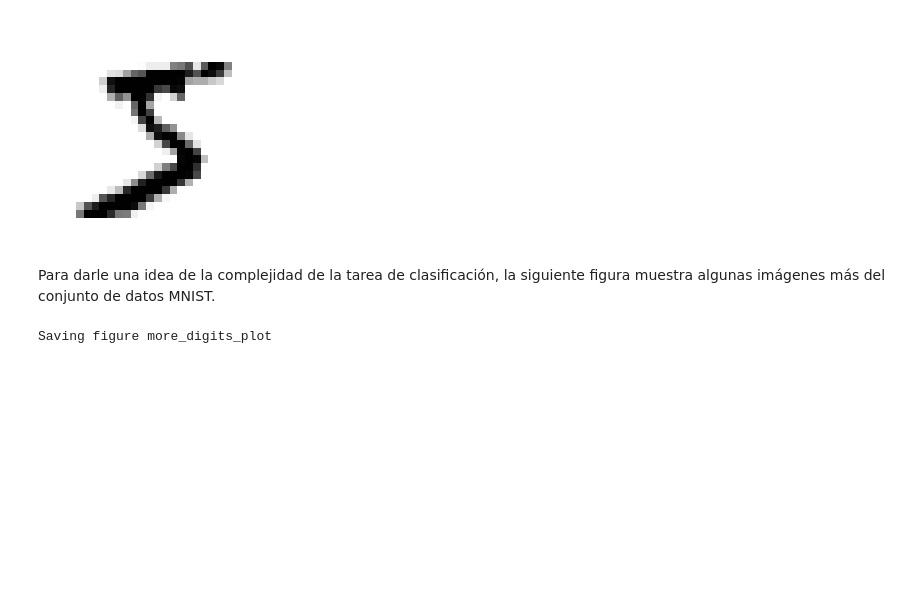
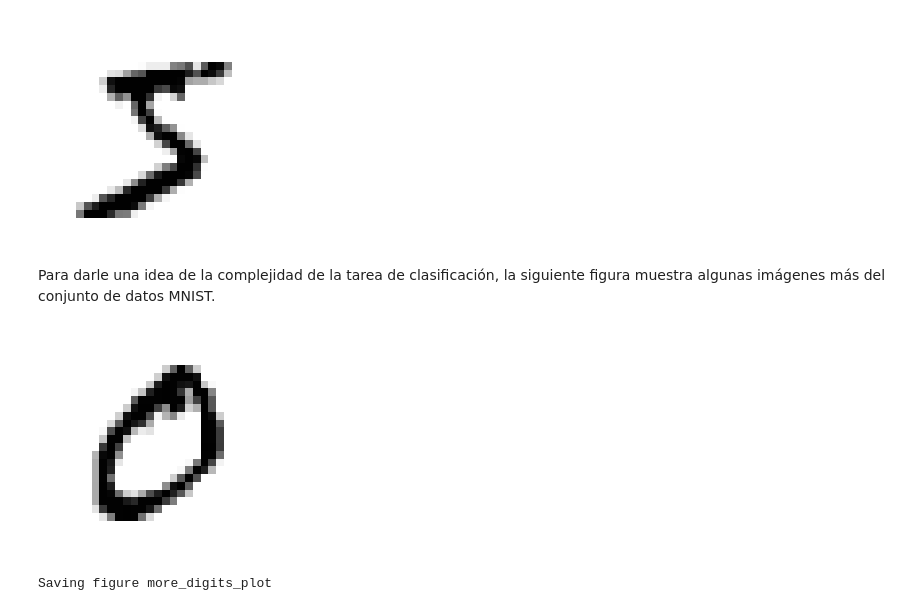
Before and after one commit to marco-canas/encuentra_tu_persona_vitamina, a Jupyter notebook: classes/class_24_clasificación_marzo_16/class_clasificacion_binaria_marzo_16.ipynb, the cells around one changed output. Saved outputs shown, nothing was run; the diff lists cells and outputs as text; code cells hidden in the pictures; blank space fills up the shorter version.

```diff
--- a/classes/class_24_clasificación_marzo_16/class_clasificacion_binaria_marzo_16.ipynb
+++ b/classes/class_24_clasificación_marzo_16/class_clasificacion_binaria_marzo_16.ipynb
@@ -157,6 +161,10 @@ def plot_digit(data):
     plt.imshow(image, cmap = mpl.cm.binary,
                interpolation="nearest")
     plt.axis("off")
+# %%
+plot_digit(X[1])
+# %% [output]
+[figure, added]
 # %%
 # EXTRA
 def plot_digits(instances, images_per_row=10, **options):
```
Also changed, not shown: parts of 80 cells of this notebook, 2 other files.
